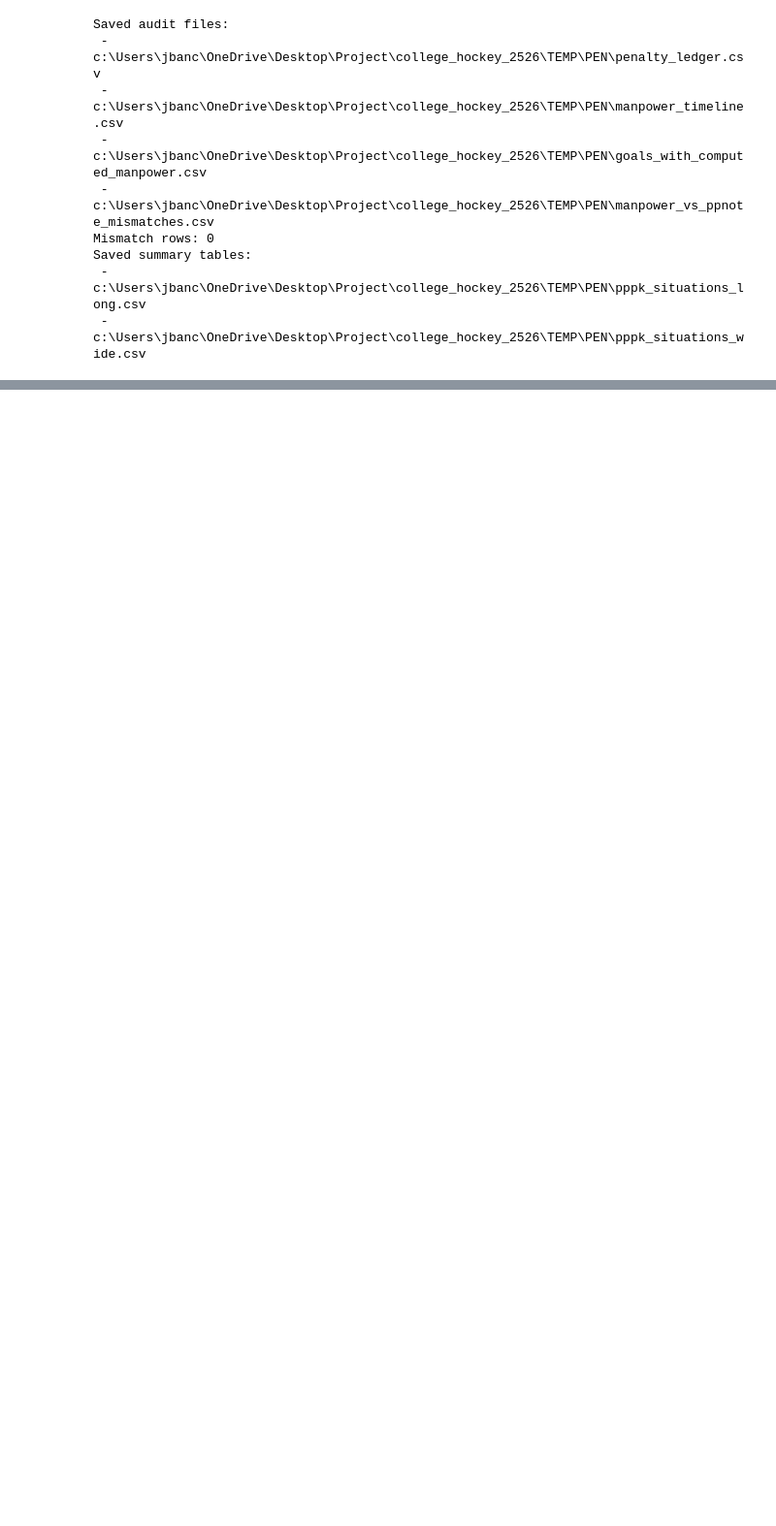
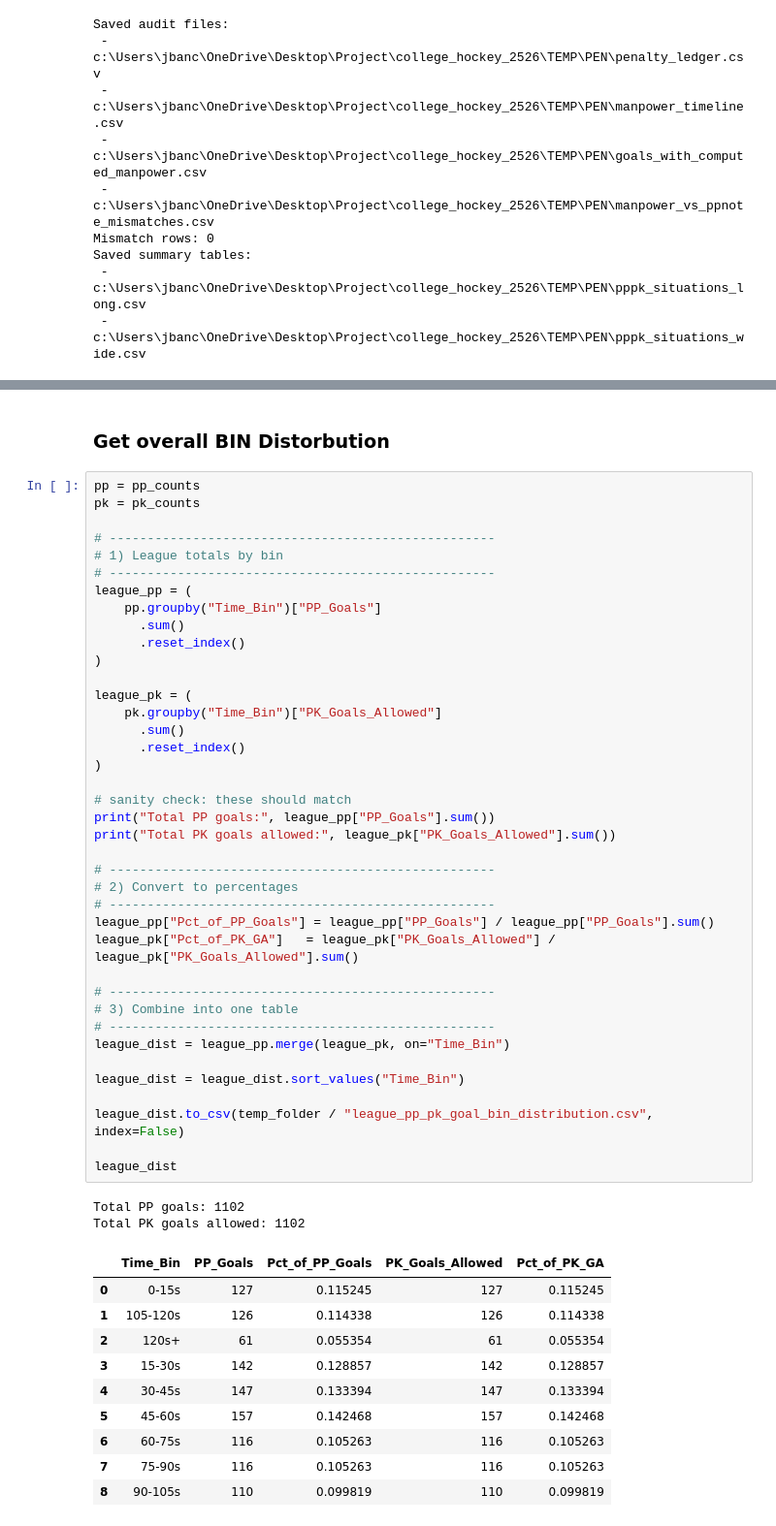
Before and after one commit to JSmith1826/college_hockey_2526, a Jupyter notebook: workbook/visualization_scripts/Detailed_Penalty_Explore_version_2.ipynb, the cells around one changed output, grey strips where cells are left out. Shown at 97% size. Drawn from its saved outputs; the diff is of its cells as text; blank space fills up the shorter version.

```diff
--- a/workbook/visualization_scripts/Detailed_Penalty_Explore_version_2.ipynb
+++ b/workbook/visualization_scripts/Detailed_Penalty_Explore_version_2.ipynb
@@ -805,0 +900,54 @@ Saved:
+# %% [markdown]
+### Get overall BIN Distorbution
+# %%
+pp = pp_counts
+pk = pk_counts
+
+# ---------------------------------------------------
+# 1) League totals by bin
+# ---------------------------------------------------
+league_pp = (
+    pp.groupby("Time_Bin")["PP_Goals"]
+      .sum()
+      .reset_index()
+)
+
+league_pk = (
+    pk.groupby("Time_Bin")["PK_Goals_Allowed"]
+      .sum()
+      .reset_index()
+)
+
+# sanity check: these should match
+print("Total PP goals:", league_pp["PP_Goals"].sum())
+print("Total PK goals allowed:", league_pk["PK_Goals_Allowed"].sum())
+
+# ---------------------------------------------------
+# 2) Convert to percentages
+# ---------------------------------------------------
+league_pp["Pct_of_PP_Goals"] = league_pp["PP_Goals"] / league_pp["PP_Goals"].sum()
+league_pk["Pct_of_PK_GA"]   = league_pk["PK_Goals_Allowed"] / league_pk["PK_Goals_Allowed"].sum()
+
+# ---------------------------------------------------
+# 3) Combine into one table
+# ---------------------------------------------------
+league_dist = league_pp.merge(league_pk, on="Time_Bin")
+
+league_dist = league_dist.sort_values("Time_Bin")
+
+league_dist.to_csv(temp_folder / "league_pp_pk_goal_bin_distribution.csv", index=False)
+
+league_dist
+# %% [output]
+Total PP goals: 1102
+Total PK goals allowed: 1102
+|  | Time_Bin | PP_Goals | Pct_of_PP_Goals | PK_Goals_Allowed | Pct_of_PK_GA |
+| 0 | 0-15s | 127 | 0.115245 | 127 | 0.115245 |
+| 1 | 105-120s | 126 | 0.114338 | 126 | 0.114338 |
+| 2 | 120s+ | 61 | 0.055354 | 61 | 0.055354 |
+| 3 | 15-30s | 142 | 0.128857 | 142 | 0.128857 |
+| 4 | 30-45s | 147 | 0.133394 | 147 | 0.133394 |
+| 5 | 45-60s | 157 | 0.142468 | 157 | 0.142468 |
+| 6 | 60-75s | 116 | 0.105263 | 116 | 0.105263 |
+| 7 | 75-90s | 116 | 0.105263 | 116 | 0.105263 |
+| 8 | 90-105s | 110 | 0.099819 | 110 | 0.099819 |
```
Also changed, not shown: parts of 4 cells of this notebook, 3 other files.
